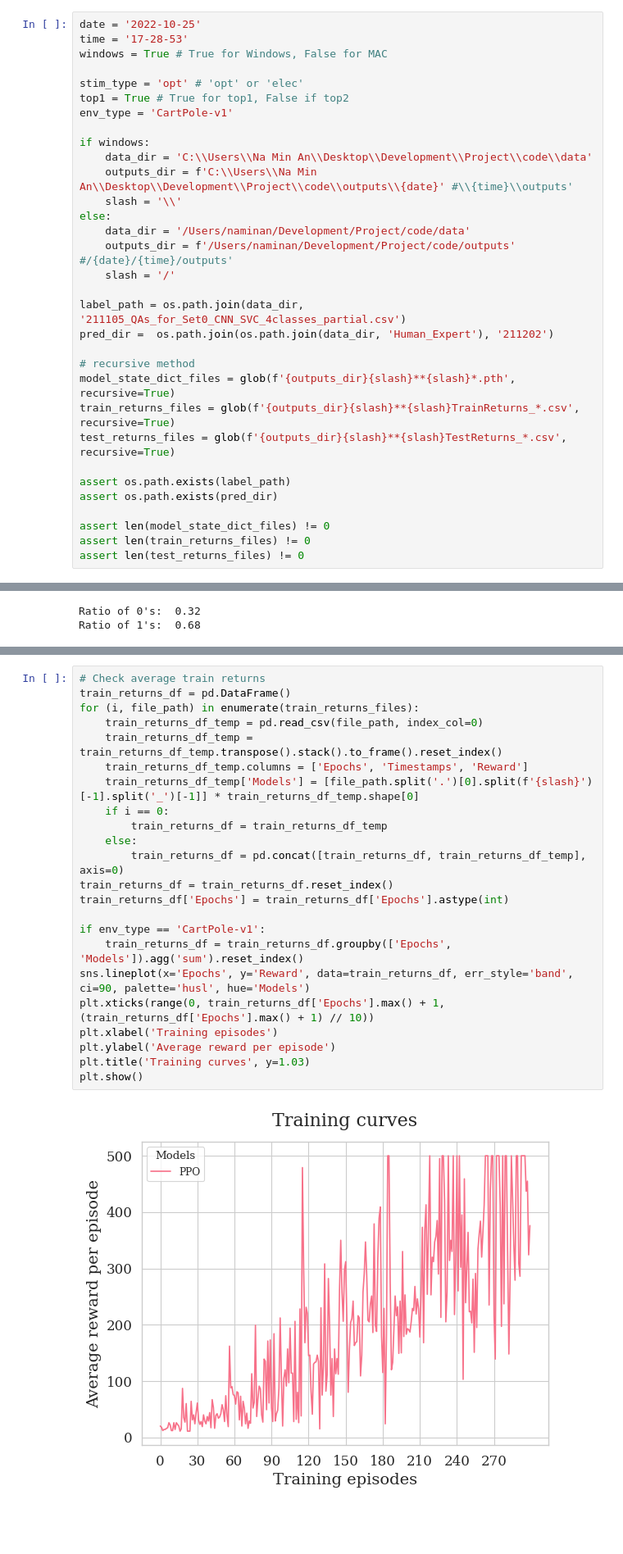
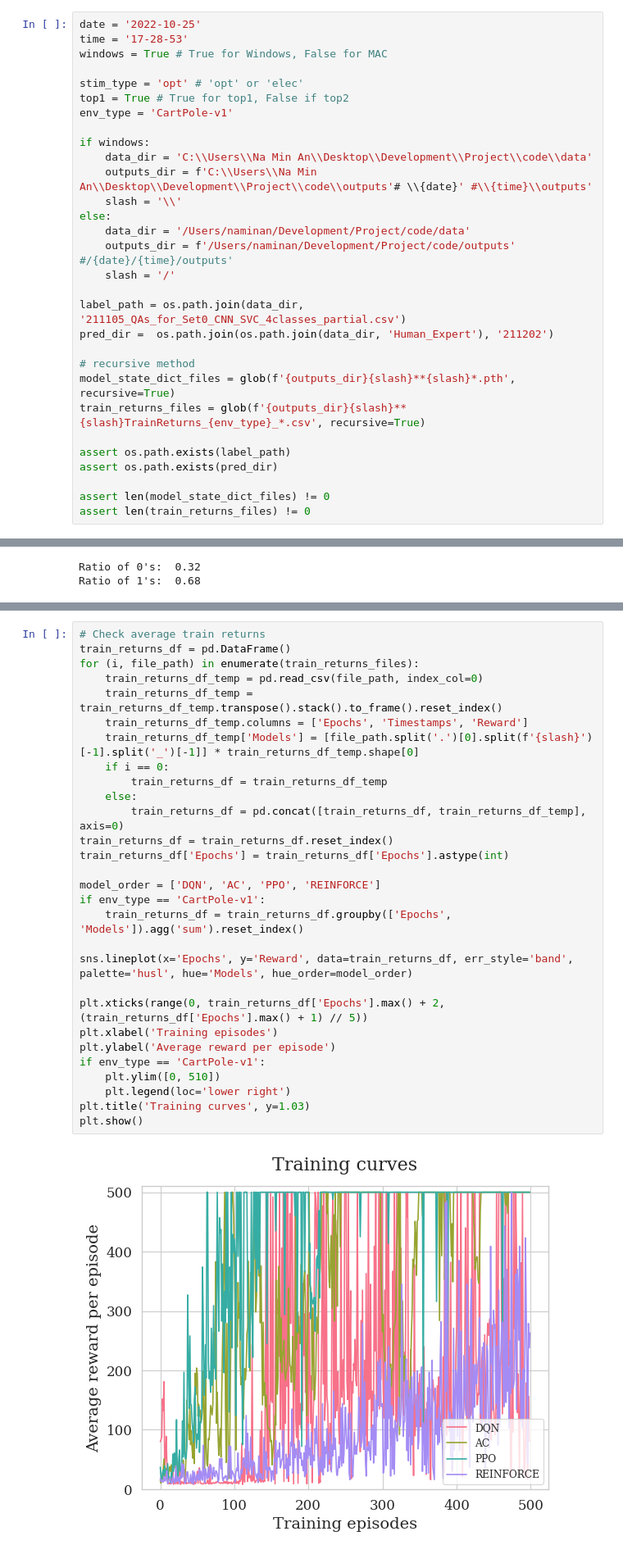
Before and after one commit to namin-an/BionicEye, a Jupyter notebook: Notebooks/Visualization.ipynb, the cells around one changed output, grey strips where cells are left out. Shown at 82% size. Cells and saved outputs as stored; diff of their text form; blank space fills up the shorter version.

```diff
--- a/Notebooks/Visualization.ipynb
+++ b/Notebooks/Visualization.ipynb
@@ -42,7 +42,7 @@ env_type = 'CartPole-v1'
 
 if windows:
     data_dir = 'C:\\Users\\Na Min An\\Desktop\\Development\\Project\\code\\data'
-    outputs_dir = f'C:\\Users\\Na Min An\\Desktop\\Development\\Project\\code\\outputs\\{date}' #\\{time}\\outputs'
+    outputs_dir = f'C:\\Users\\Na Min An\\Desktop\\Development\\Project\\code\\outputs'# \\{date}' #\\{time}\\outputs'
     slash = '\\'
 else:
     data_dir = '/Users/naminan/Development/Project/code/data'
@@ -54,15 +54,13 @@ pred_dir =  os.path.join(os.path.join(data_dir, 'Human_Expert'), '211202')
 
 # recursive method
 model_state_dict_files = glob(f'{outputs_dir}{slash}**{slash}*.pth', recursive=True)
-train_returns_files = glob(f'{outputs_dir}{slash}**{slash}TrainReturns_*.csv', recursive=True)
-test_returns_files = glob(f'{outputs_dir}{slash}**{slash}TestReturns_*.csv', recursive=True)
+train_returns_files = glob(f'{outputs_dir}{slash}**{slash}TrainReturns_{env_type}_*.csv', recursive=True)
 
 assert os.path.exists(label_path)
 assert os.path.exists(pred_dir)
 
 assert len(model_state_dict_files) != 0
 assert len(train_returns_files) != 0
-assert len(test_returns_files) != 0
 # %% [markdown]
 ### Human data
 # %%
@@ -425,25 +454,31 @@ plt.show()
 # %%
 # Check average train returns
 train_returns_df = pd.DataFrame()
 for (i, file_path) in enumerate(train_returns_files):
     train_returns_df_temp = pd.read_csv(file_path, index_col=0)
     train_returns_df_temp = train_returns_df_temp.transpose().stack().to_frame().reset_index()
     train_returns_df_temp.columns = ['Epochs', 'Timestamps', 'Reward']
     train_returns_df_temp['Models'] = [file_path.split('.')[0].split(f'{slash}')[-1].split('_')[-1]] * train_returns_df_temp.shape[0]
     if i == 0:
         train_returns_df = train_returns_df_temp
     else:
         train_returns_df = pd.concat([train_returns_df, train_returns_df_temp], axis=0)
 train_returns_df = train_returns_df.reset_index()
 train_returns_df['Epochs'] = train_returns_df['Epochs'].astype(int)
 
+model_order = ['DQN', 'AC', 'PPO', 'REINFORCE']
 if env_type == 'CartPole-v1':
     train_returns_df = train_returns_df.groupby(['Epochs', 'Models']).agg('sum').reset_index()
-sns.lineplot(x='Epochs', y='Reward', data=train_returns_df, err_style='band', ci=90, palette='husl', hue='Models')
-plt.xticks(range(0, train_returns_df['Epochs'].max() + 1, (train_returns_df['Epochs'].max() + 1) // 10))
+
+sns.lineplot(x='Epochs', y='Reward', data=train_returns_df, err_style='band', palette='husl', hue='Models', hue_order=model_order)
+
+plt.xticks(range(0, train_returns_df['Epochs'].max() + 2, (train_returns_df['Epochs'].max() + 1) // 5))
 plt.xlabel('Training episodes')
 plt.ylabel('Average reward per episode')
+if env_type == 'CartPole-v1':
+    plt.ylim([0, 510])
+    plt.legend(loc='lower right')
 plt.title('Training curves', y=1.03)
 plt.show()
 # %% [output]
-[figure, old version]
+[figure, new version]
```
Also changed, not shown: parts of 5 cells of this notebook.
